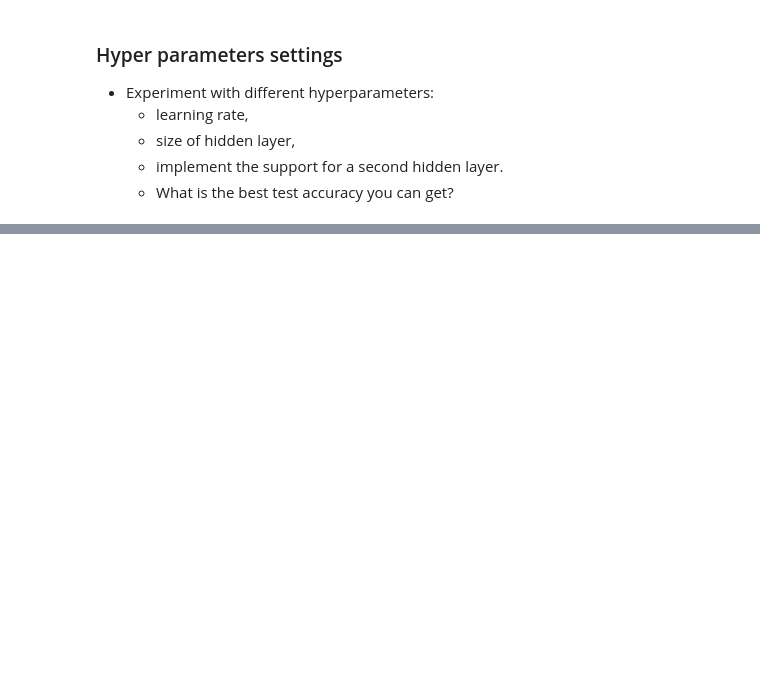
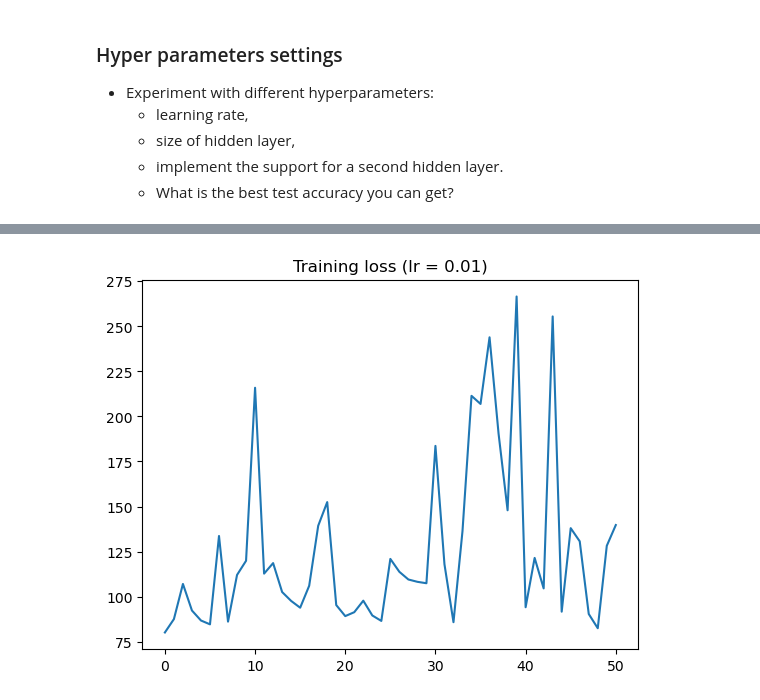
Before and after one commit to abeerkhe/deep_learning, a Jupyter notebook: 01_materials/labs/lab_2.ipynb, the cells around one changed output, grey strips where cells are left out. Saved outputs shown, nothing was run; the diff lists cells and outputs as text; code cells hidden in the pictures; blank space fills up the shorter version.

```diff
--- a/01_materials/labs/lab_2.ipynb
+++ b/01_materials/labs/lab_2.ipynb
@@ -558,0 +562,20 @@ Yes, I would have done better for the examples above. Something is incorrect in
+# %%
+#Model Training - set learning rate from 0.001 to 0.01
+
+losses, accuracies, accuracies_test = [], [], []
+losses.append(model.loss(X_train, y_train))
+accuracies.append(model.accuracy(X_train, y_train))
+accuracies_test.append(model.accuracy(X_test, y_test))
+
+print("Random init: train loss: %0.5f, train acc: %0.3f, test acc: %0.3f"
+      % (losses[-1], accuracies[-1], accuracies_test[-1]))
+
+for epoch in range(50):
+    for i, (x, y) in enumerate(zip(X_train, y_train)):
+        model.train(x, y, 0.01)
+
+    losses.append(model.loss(X_train, y_train))
+    accuracies.append(model.accuracy(X_train, y_train))
+    accuracies_test.append(model.accuracy(X_test, y_test))
+    print("Epoch #%d, train loss: %0.5f, train acc: %0.3f, test acc: %0.3f"
+          % (epoch + 1, losses[-1], accuracies[-1], accuracies_test[-1]))
@@ -558,0 +600,6 @@ Yes, I would have done better for the examples above. Something is incorrect in
+# %%
+#Plot training loss
+plt.plot(losses)
+plt.title("Training loss (lr = 0.01)");
+# %% [output]
+[figure, added]
```
Also changed, not shown: parts of 29 cells of this notebook, 2 other files.
